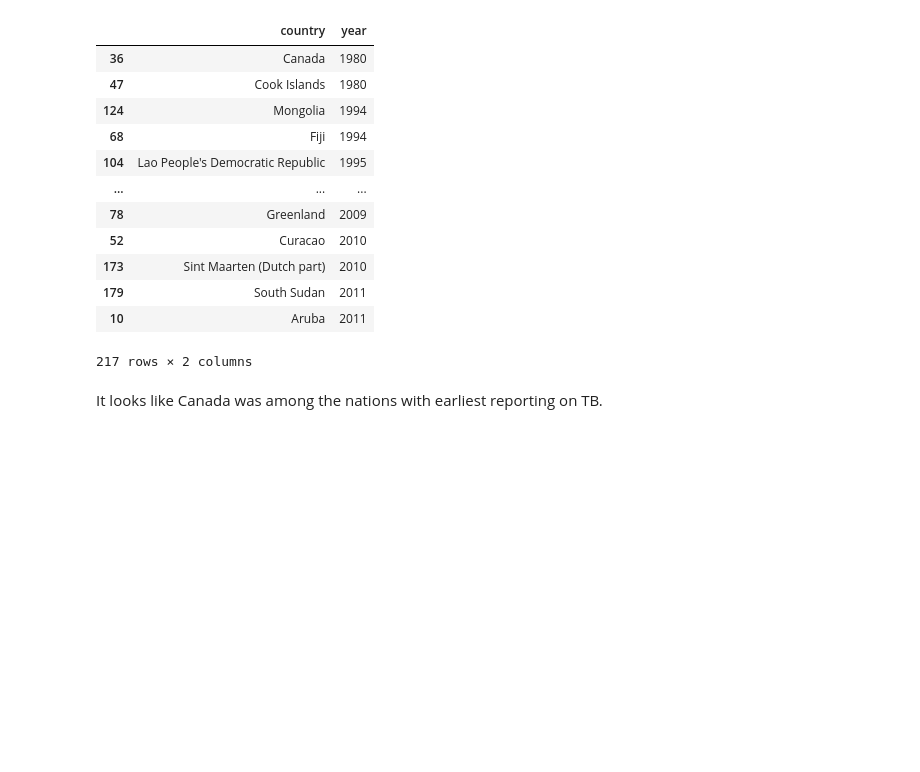
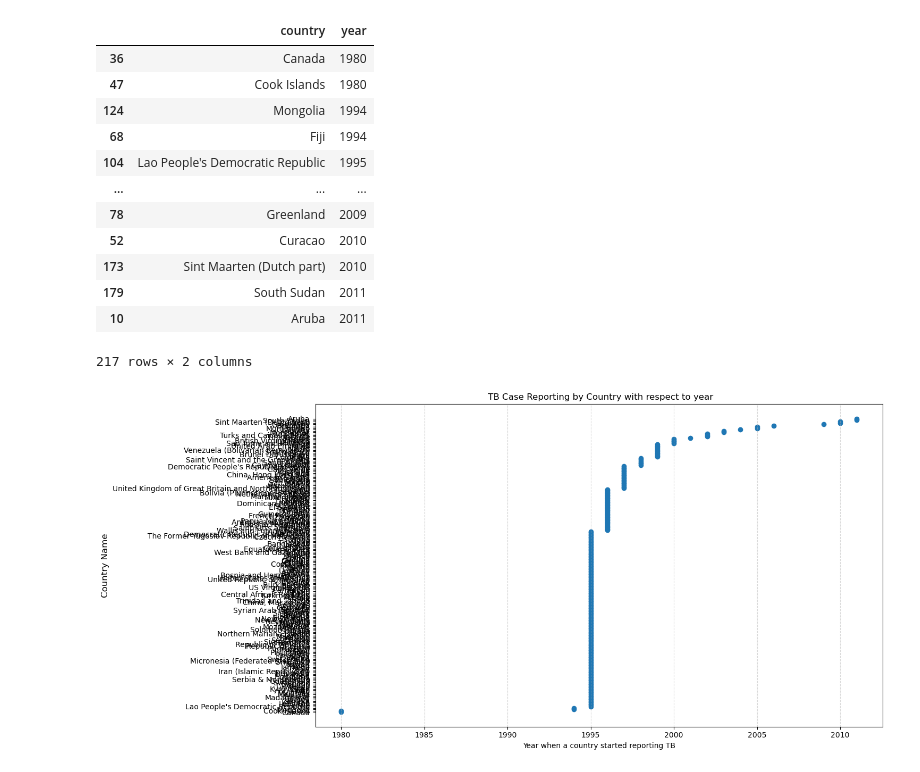
Before and after one commit to SujanNeupane42/DS602, a Jupyter notebook: week01/homework - week1.ipynb, the cells around one changed output. Drawn from its saved outputs; the diff is of its cells as text; code cells hidden in the pictures; blank space fills up the shorter version.

```diff
--- a/week01/homework - week1.ipynb
+++ b/week01/homework - week1.ipynb
@@ -370,5 +360,15 @@ countries_and_their_first_reporting_year
 | 179 | South Sudan | 2011 |
 | 10 | Aruba | 2011 |
 217 rows × 2 columns
-# %% [markdown]
-It looks like Canada was among the nations with earliest reporting on TB.
+# %%
+plt.figure(figsize=(15, 7))
+plt.scatter(countries_and_their_first_reporting_year['year'], countries_and_their_first_reporting_year['country'])
+
+plt.xlabel('Year when a country started reporting TB', fontsize=10)
+plt.ylabel('Country Name', fontsize=12)
+plt.title(' TB Case Reporting by Country with respect to year', fontsize=12)
+plt.grid(axis='x', linestyle='--', alpha=0.5)
+plt.tight_layout()
+plt.show()
+# %% [output]
+[figure, added]
```
Also changed, not shown: parts of 8 cells of this notebook.
